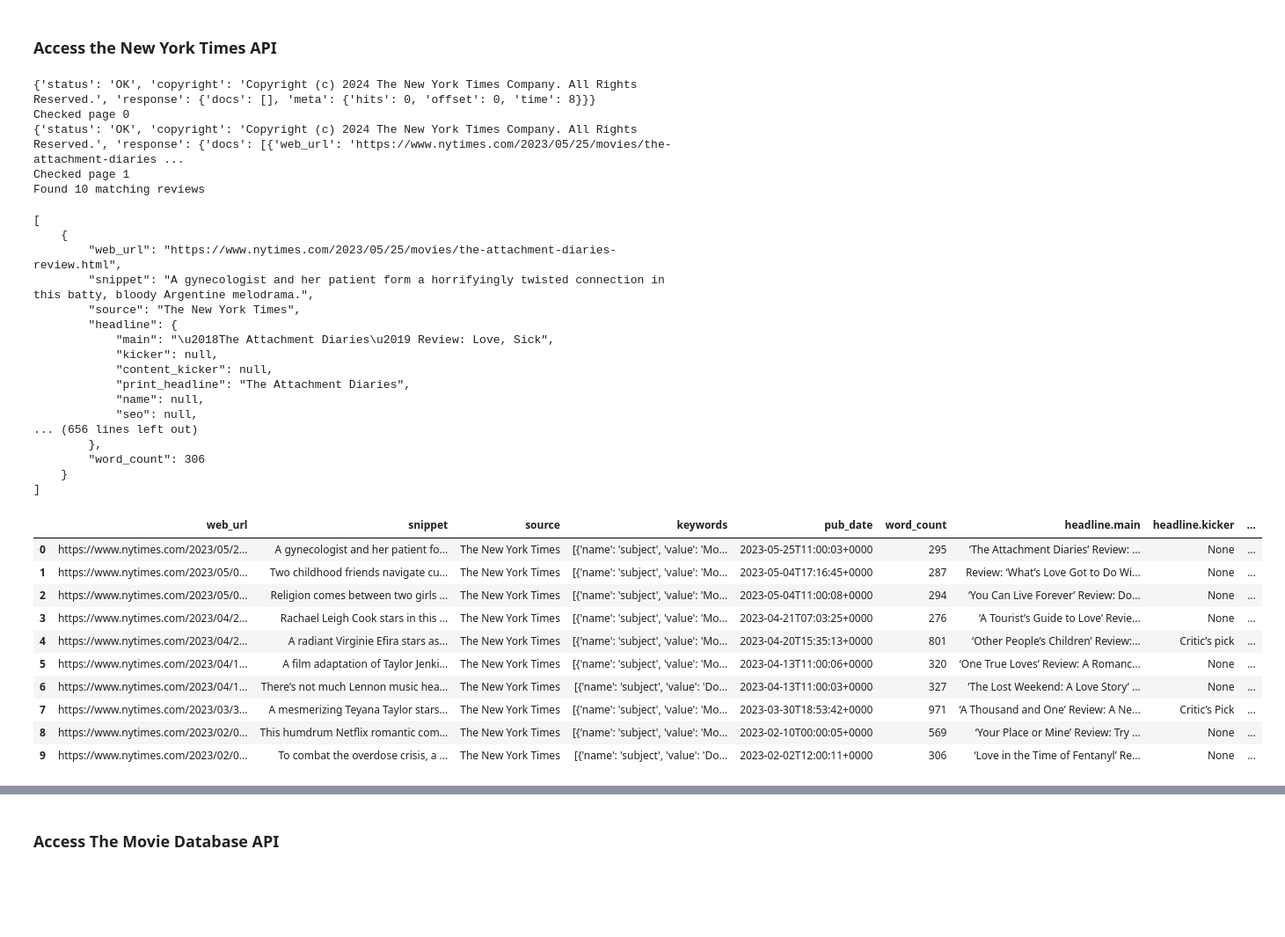
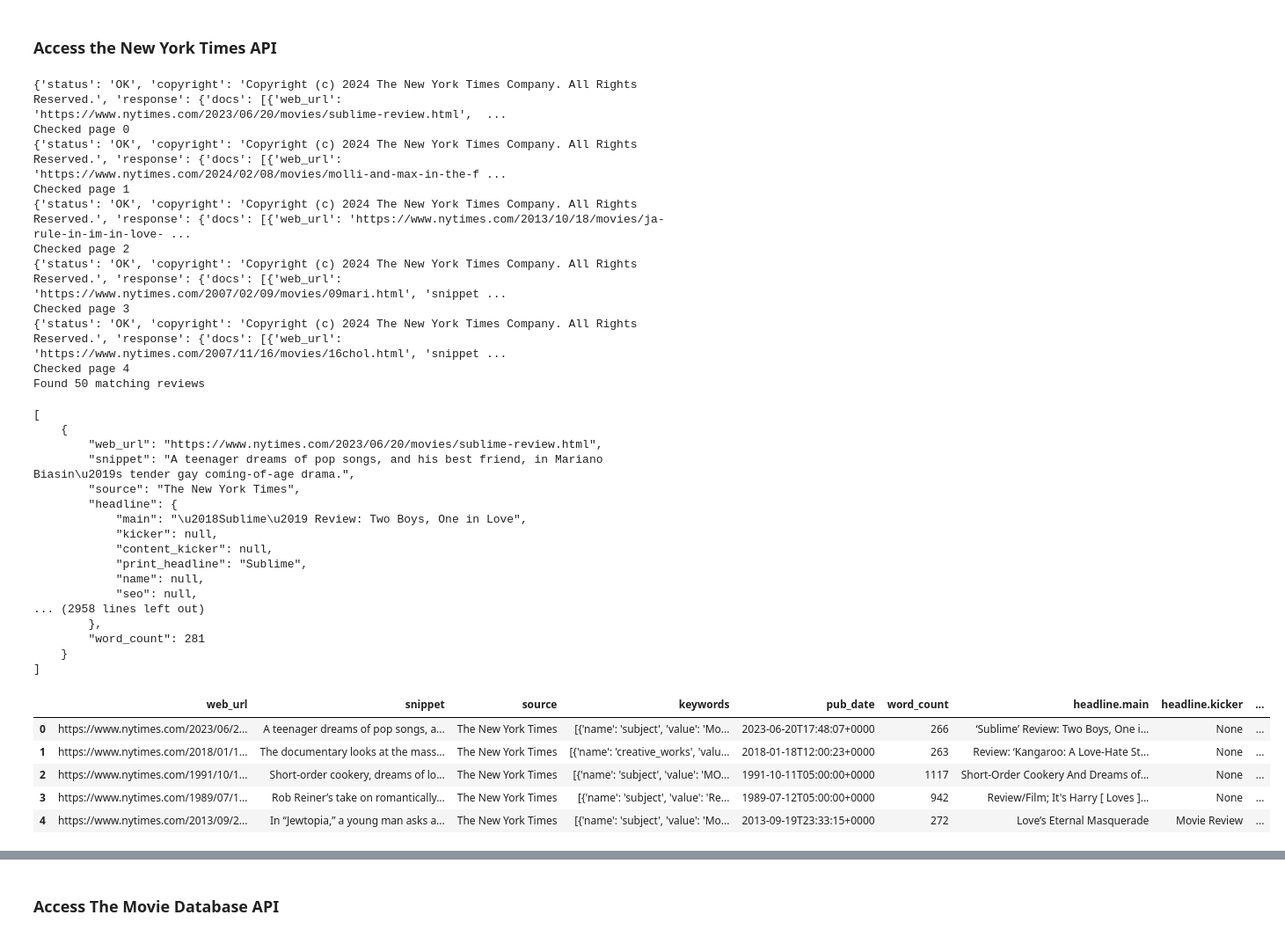
Before and after one commit to d3rp3tt3/data-sourcing-challenge, a Jupyter notebook: retrieve_movie_data.ipynb, the cells around one changed output, grey strips where cells are left out. Shown: that part at 88% size. Cells and saved outputs as stored; diff of their text form; code cells hidden in the pictures; blank space fills up the shorter version.

```diff
--- a/retrieve_movie_data.ipynb
+++ b/retrieve_movie_data.ipynb
@@ -37,17 +38,18 @@ begin_date = "20130101"
 end_date = "20230531"
 
 # Build the NYT URL
-query_url = f"{url}api-key={nyt_api_key}&fq={filter_query}&sort={sort}&fl={field_list}&begin_date={begin_date}&end_date={end_date}"
+# query_url = f"{url}api-key={nyt_api_key}&fq={filter_query}&sort={sort}&fl={field_list}&begin_date={begin_date}&end_date={end_date}"
+base_url = f"{url}api-key={nyt_api_key}&fq={filter_query}&fl={field_list}"
 # %%
 # Create an empty list to store the reviews
 reviews_list = []
 
 # loop through pages 0-19
-for page in range(0, 2):
+for page in range(0, 5):
 
     # create query with a page number
     # API results show 10 articles at a time
-    query_url = f"{query_url}&page={str(page)}"
+    query_url = f"{base_url}&page={str(page)}"
 
     # Make a "GET" request and retrieve the JSON
     reviews = requests.get(query_url).json()
@@ -68,15 +70,21 @@ for page in range(0, 2):
     except:
         # Print the page number that had no results then break from the loop
         print(f"No results for page number {page}")
-        pass
+        break
 
 print(f"Found {len(reviews_list)} matching reviews")
 # %% [output]
-{'status': 'OK', 'copyright': 'Copyright (c) 2024 The New York Times Company. All Rights Reserved.', 'response': {'docs': [], 'meta': {'hits': 0, 'offset': 0, 'time': 8}}}
+{'status': 'OK', 'copyright': 'Copyright (c) 2024 The New York Times Company. All Rights Reserved.', 'response': {'docs': [{'web_url': 'https://www.nytimes.com/2023/06/20/movies/sublime-review.html',  ...
 Checked page 0
-{'status': 'OK', 'copyright': 'Copyright (c) 2024 The New York Times Company. All Rights Reserved.', 'response': {'docs': [{'web_url': 'https://www.nytimes.com/2023/05/25/movies/the-attachment-diaries ...
+{'status': 'OK', 'copyright': 'Copyright (c) 2024 The New York Times Company. All Rights Reserved.', 'response': {'docs': [{'web_url': 'https://www.nytimes.com/2024/02/08/movies/molli-and-max-in-the-f ...
 Checked page 1
-Found 10 matching reviews
+{'status': 'OK', 'copyright': 'Copyright (c) 2024 The New York Times Company. All Rights Reserved.', 'response': {'docs': [{'web_url': 'https://www.nytimes.com/2013/10/18/movies/ja-rule-in-im-in-love- ...
+Checked page 2
+{'status': 'OK', 'copyright': 'Copyright (c) 2024 The New York Times Company. All Rights Reserved.', 'response': {'docs': [{'web_url': 'https://www.nytimes.com/2007/02/09/movies/09mari.html', 'snippet ...
+Checked page 3
+{'status': 'OK', 'copyright': 'Copyright (c) 2024 The New York Times Company. All Rights Reserved.', 'response': {'docs': [{'web_url': 'https://www.nytimes.com/2007/11/16/movies/16chol.html', 'snippet ...
+Checked page 4
+Found 50 matching reviews
 # %%
 # Preview the first 5 results in JSON format
 # Use json.dumps with argument indent=4 to format data
@@ -84,34 +92,29 @@ print(json.dumps(reviews_list, indent=4))
 # %% [output]
 [
     {
-        "web_url": "https://www.nytimes.com/2023/05/25/movies/the-attachment-diaries-review.html",
-        "snippet": "A gynecologist and her patient form a horrifyingly twisted connection in this batty, bloody Argentine melodrama.",
+        "web_url": "https://www.nytimes.com/2023/06/20/movies/sublime-review.html",
+        "snippet": "A teenager dreams of pop songs, and his best friend, in Mariano Biasin\u2019s tender gay coming-of-age drama.",
         "source": "The New York Times",
         "headline": {
-            "main": "\u2018The Attachment Diaries\u2019 Review: Love, Sick",
+            "main": "\u2018Sublime\u2019 Review: Two Boys, One in Love",
             "kicker": null,
             "content_kicker": null,
-            "print_headline": "The Attachment Diaries",
+            "print_headline": "Sublime",
             "name": null,
             "seo": null,
-... (656 lines left out)
+... (2958 lines left out)
         },
-        "word_count": 306
+        "word_count": 281
     }
 ]
 # %%
 # Convert reviews_list to a Pandas DataFrame using json_normalize()
 nyt_reviews_df = pd.json_normalize(reviews_list)
-nyt_reviews_df
+nyt_reviews_df.head()
 # %% [output]
 |  | web_url | snippet | source | keywords | pub_date | word_count | headline.main | headline.kicker | ... |
-| 0 | https://www.nytimes.com/2023/05/2... | A gynecologist and her patient fo... | The New York Times | [{'name': 'subject', 'value': 'Mo... | 2023-05-25T11:00:03+0000 | 295 | ‘The Attachment Diaries’ Review: ... | None | ... |
-| 1 | https://www.nytimes.com/2023/05/0... | Two childhood friends navigate cu... | The New York Times | [{'name': 'subject', 'value': 'Mo... | 2023-05-04T17:16:45+0000 | 287 | Review: ‘What’s Love Got to Do Wi... | None | ... |
-| 2 | https://www.nytimes.com/2023/05/0... | Religion comes between two girls ... | The New York Times | [{'name': 'subject', 'value': 'Mo... | 2023-05-04T11:00:08+0000 | 294 | ‘You Can Live Forever’ Review: Do... | None | ... |
-| 3 | https://www.nytimes.com/2023/04/2... | Rachael Leigh Cook stars in this ... | The New York Times | [{'name': 'subject', 'value': 'Mo... | 2023-04-21T07:03:25+0000 | 276 | ‘A Tourist’s Guide to Love’ Revie... | None | ... |
-| 4 | https://www.nytimes.com/2023/04/2... | A radiant Virginie Efira stars as... | The New York Times | [{'name': 'subject', 'value': 'Mo... | 2023-04-20T15:35:13+0000 | 801 | ‘Other People’s Children’ Review:... | Critic’s pick | ... |
-| 5 | https://www.nytimes.com/2023/04/1... | A film adaptation of Taylor Jenki... | The New York Times | [{'name': 'subject', 'value': 'Mo... | 2023-04-13T11:00:06+0000 | 320 | ‘One True Loves’ Review: A Romanc... | None | ... |
-| 6 | https://www.nytimes.com/2023/04/1... | There’s not much Lennon music hea... | The New York Times | [{'name': 'subject', 'value': 'Do... | 2023-04-13T11:00:03+0000 | 327 | ‘The Lost Weekend: A Love Story’ ... | None | ... |
-| 7 | https://www.nytimes.com/2023/03/3... | A mesmerizing Teyana Taylor stars... | The New York Times | [{'name': 'subject', 'value': 'Mo... | 2023-03-30T18:53:42+0000 | 971 | ‘A Thousand and One’ Review: A Ne... | Critic’s Pick | ... |
-| 8 | https://www.nytimes.com/2023/02/0... | This humdrum Netflix romantic com... | The New York Times | [{'name': 'subject', 'value': 'Mo... | 2023-02-10T00:00:05+0000 | 569 | ‘Your Place or Mine’ Review: Try ... | None | ... |
-| 9 | https://www.nytimes.com/2023/02/0... | To combat the overdose crisis, a ... | The New York Times | [{'name': 'subject', 'value': 'Do... | 2023-02-02T12:00:11+0000 | 306 | ‘Love in the Time of Fentanyl’ Re... | None | ... |
+| 0 | https://www.nytimes.com/2023/06/2... | A teenager dreams of pop songs, a... | The New York Times | [{'name': 'subject', 'value': 'Mo... | 2023-06-20T17:48:07+0000 | 266 | ‘Sublime’ Review: Two Boys, One i... | None | ... |
+| 1 | https://www.nytimes.com/2018/01/1... | The documentary looks at the mass... | The New York Times | [{'name': 'creative_works', 'valu... | 2018-01-18T12:00:23+0000 | 263 | Review: ‘Kangaroo: A Love-Hate St... | None | ... |
+| 2 | https://www.nytimes.com/1991/10/1... | Short-order cookery, dreams of lo... | The New York Times | [{'name': 'subject', 'value': 'MO... | 1991-10-11T05:00:00+0000 | 1117 | Short-Order Cookery And Dreams of... | None | ... |
+| 3 | https://www.nytimes.com/1989/07/1... | Rob Reiner’s take on romantically... | The New York Times | [{'name': 'subject', 'value': 'Re... | 1989-07-12T05:00:00+0000 | 942 | Review/Film; It's Harry [ Loves ]... | None | ... |
+| 4 | https://www.nytimes.com/2013/09/2... | In “Jewtopia,” a young man asks a... | The New York Times | [{'name': 'subject', 'value': 'Mo... | 2013-09-19T23:33:15+0000 | 272 | Love’s Eternal Masquerade | Movie Review | ... |
```
Also changed, not shown: parts of 9 cells of this notebook.
